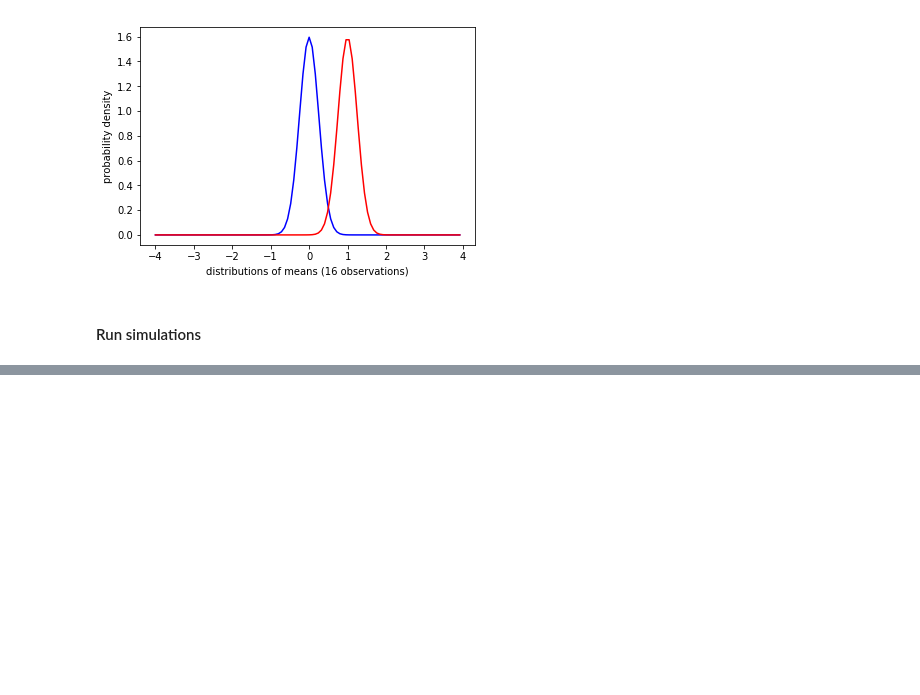
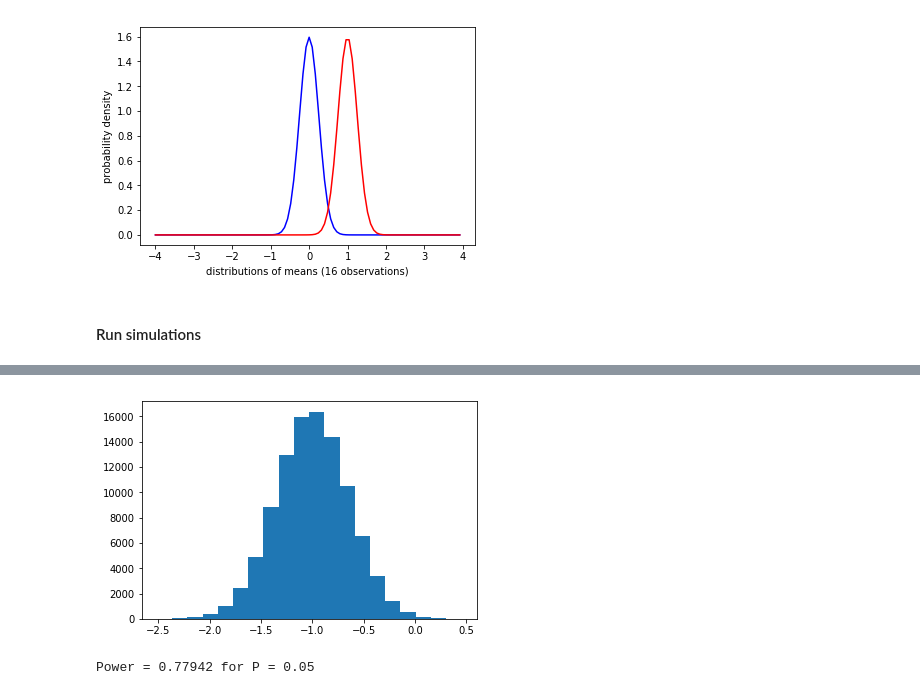
Before and after one commit to DCPROGS/R-PROGS, a Jupyter notebook: pyScripts/RSOS.ipynb, the cells around one changed output, grey strips where cells are left out. Cells and saved outputs as stored; diff of their text form; code cells hidden in the pictures; blank space fills up the shorter version.

```diff
--- a/pyScripts/RSOS.ipynb
+++ b/pyScripts/RSOS.ipynb
@@ -92,0 +89,4 @@ plt.hist(pval, bins=10, density=True);
+# %%
+plt.hist(diff, bins=20);
+# %% [output]
+[figure, added]
@@ -92,0 +100,7 @@ plt.hist(pval, bins=10, density=True);
+# %%
+Psig = 0.05
+nrej = pval[pval <= Psig].size
+power = nrej / float(nsim)
+print('Power =', power, 'for P =', Psig)
+# %% [output]
+Power = 0.77942 for P = 0.05
```
Also changed, not shown: parts of 10 cells of this notebook.
